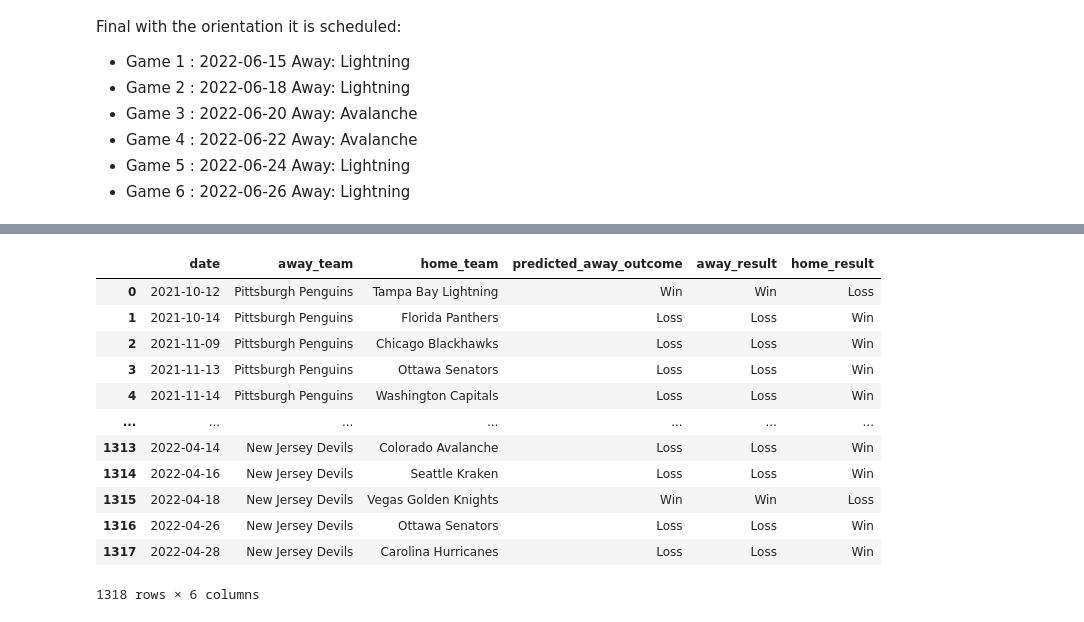
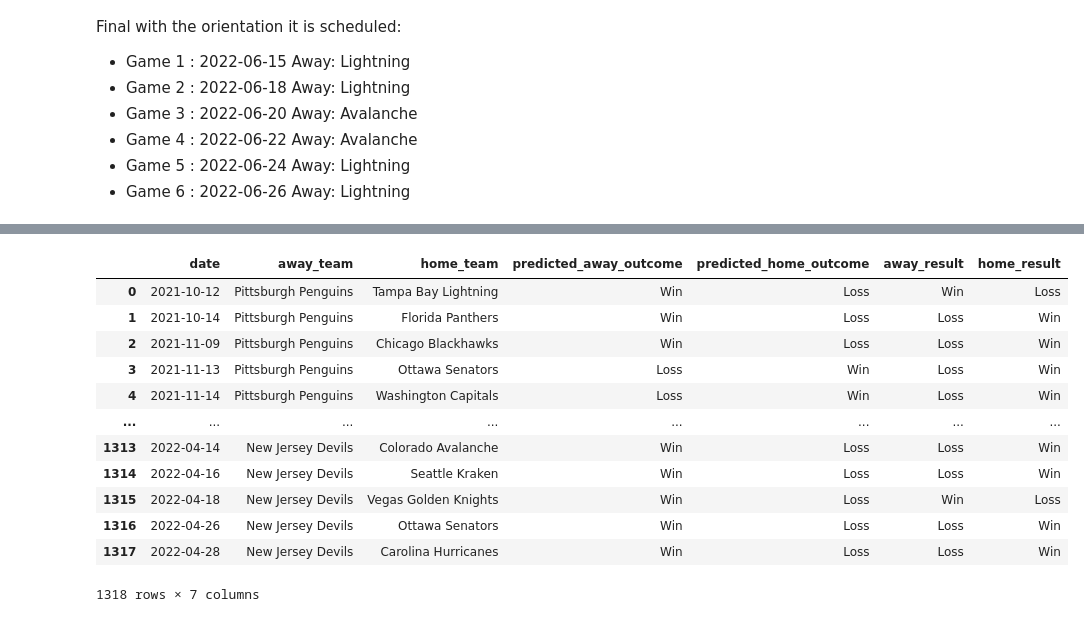
Before and after one commit to RyanSchraeder/StanleyCupPredictions, a Jupyter notebook: src/notebooks/stanley_cup_prediction.ipynb, the cells around one changed output, grey strips where cells are left out. Saved outputs shown, nothing was run; the diff lists cells and outputs as text; code cells hidden in the pictures.

```diff
--- a/src/notebooks/stanley_cup_prediction.ipynb
+++ b/src/notebooks/stanley_cup_prediction.ipynb
@@ -48,19 +82,17 @@ I noticed an issue with overfitting potentially when the correlation matrix perf
 # %%
 # Game Outcome Predictors
 
-x = stanley_cup_classification.loc[:, stanley_cup_classification.columns != 'outcome']
-y = stanley_cup_classification['outcome']
+x = classification_df.loc[:, (classification_df.columns != 'outcome') & (classification_df.columns != 'home_wins')]
+y_away = classification_df['outcome'] # predicting away wins
+y_home = classification_df['home_wins'] # predicting home wins
+
+# Impute missing values
+# imputer = KNNImputer(n_neighbors=2)
+# x = imputer.fit_transform(x)
+# y = imputer.fit_transform(y)
 
 # Creating the Train and Test Split
 
 # Use a train and test split for initial training & testing
-x_train, x_test, y_train, y_test = train_test_split(x, y, test_size=0.30, random_state=42)
-
-# Length of Values
-
-pd.DataFrame({
-    "x_train count": len(x_train),
-    "x_test count":len(x_test),
-    "y_train count":len(y_train),
-    "y_test count":len(y_test),
-},index=[0]).melt()
+x_away_train, x_away_test, y_away_train, y_away_test = train_test_split(x, y_away, test_size=0.30, random_state=42)
+x_home_train, x_home_test, y_home_train, y_home_test = train_test_split(x, y_home, test_size=0.30, random_state=42)
@@ -117,11 +158,18 @@ summary
 # Generating Predictions from the Stacked Model
 # Predictions will favor the away team (1: Win, 0: Loss)
 
-stanley_cup_categorical['predicted_away_outcome'] = model_development.predict(stacked_model, x)
+stanley_cup_categorical['predicted_away_outcome'] = model_development.predict(away_model, x)
+stanley_cup_categorical['predicted_home_outcome'] = model_development.predict(home_model, x)
 
-
-pd.DataFrame({
+away = pd.DataFrame({
     'Predicted': stanley_cup_categorical.predicted_away_outcome.value_counts(),
     'Actual': stanley_cup_categorical.outcome.value_counts()
 })
+
+home = pd.DataFrame({
+    'Predicted': stanley_cup_categorical.predicted_home_outcome.value_counts(),
+    'Actual': stanley_cup_categorical.home_wins.value_counts()
+})
+
+styler(away, home)
 # %% [output]
@@ -167,23 +236,24 @@ plt.savefig('../../images/confusion_matrix_stanley_cup.png')
 # %%
-preds_df = stanley_cup_categorical[['date', 'away_team', 'home_team', 'predicted_away_outcome', 'outcome', 'home_wins']].rename(columns={'outcome': 'away_result', 'home_wins': 'home_result'})
+preds_df = stanley_cup_categorical[['date', 'away_team', 'home_team', 'predicted_away_outcome', 'predicted_home_outcome', 'outcome', 'home_wins']].rename(columns={'outcome': 'away_result', 'home_wins': 'home_result'})
 preds_df.predicted_away_outcome = preds_df.predicted_away_outcome.apply(lambda x: 'Win' if x == 1 else 'Loss')
+preds_df.predicted_home_outcome = preds_df.predicted_home_outcome.apply(lambda x: 'Win' if x == 1 else 'Loss')
 preds_df.home_result = preds_df.home_result.apply(lambda x: 'Win' if x == 1 else 'Loss')
 preds_df.away_result = preds_df.away_result.apply(lambda x: 'Win' if x == 1 else 'Loss')
 preds_df
 # %% [output]
-|  | date | away_team | home_team | predicted_away_outcome | away_result | home_result |
-| 0 | 2021-10-12 | Pittsburgh Penguins | Tampa Bay Lightning | Win | Win | Loss |
-| 1 | 2021-10-14 | Pittsburgh Penguins | Florida Panthers | Loss | Loss | Win |
-| 2 | 2021-11-09 | Pittsburgh Penguins | Chicago Blackhawks | Loss | Loss | Win |
-| 3 | 2021-11-13 | Pittsburgh Penguins | Ottawa Senators | Loss | Loss | Win |
-| 4 | 2021-11-14 | Pittsburgh Penguins | Washington Capitals | Loss | Loss | Win |
-| ... | ... | ... | ... | ... | ... | ... |
-| 1313 | 2022-04-14 | New Jersey Devils | Colorado Avalanche | Loss | Loss | Win |
-| 1314 | 2022-04-16 | New Jersey Devils | Seattle Kraken | Loss | Loss | Win |
-| 1315 | 2022-04-18 | New Jersey Devils | Vegas Golden Knights | Win | Win | Loss |
-| 1316 | 2022-04-26 | New Jersey Devils | Ottawa Senators | Loss | Loss | Win |
-| 1317 | 2022-04-28 | New Jersey Devils | Carolina Hurricanes | Loss | Loss | Win |
+|  | date | away_team | home_team | predicted_away_outcome | predicted_home_outcome | away_result | home_result |
+| 0 | 2021-10-12 | Pittsburgh Penguins | Tampa Bay Lightning | Win | Loss | Win | Loss |
+| 1 | 2021-10-14 | Pittsburgh Penguins | Florida Panthers | Win | Loss | Loss | Win |
+| 2 | 2021-11-09 | Pittsburgh Penguins | Chicago Blackhawks | Win | Loss | Loss | Win |
+| 3 | 2021-11-13 | Pittsburgh Penguins | Ottawa Senators | Loss | Win | Loss | Win |
+| 4 | 2021-11-14 | Pittsburgh Penguins | Washington Capitals | Loss | Win | Loss | Win |
+| ... | ... | ... | ... | ... | ... | ... | ... |
+| 1313 | 2022-04-14 | New Jersey Devils | Colorado Avalanche | Win | Loss | Loss | Win |
+| 1314 | 2022-04-16 | New Jersey Devils | Seattle Kraken | Win | Loss | Loss | Win |
+| 1315 | 2022-04-18 | New Jersey Devils | Vegas Golden Knights | Win | Loss | Win | Loss |
+| 1316 | 2022-04-26 | New Jersey Devils | Ottawa Senators | Win | Loss | Loss | Win |
+| 1317 | 2022-04-28 | New Jersey Devils | Carolina Hurricanes | Win | Loss | Loss | Win |
-1318 rows × 6 columns
+1318 rows × 7 columns
 # %%
 
 avs_away_games = preds_df[preds_df['away_team']=='Colorado Avalanche']
```
Also changed, not shown: parts of 13 cells of this notebook, 12 other files.
